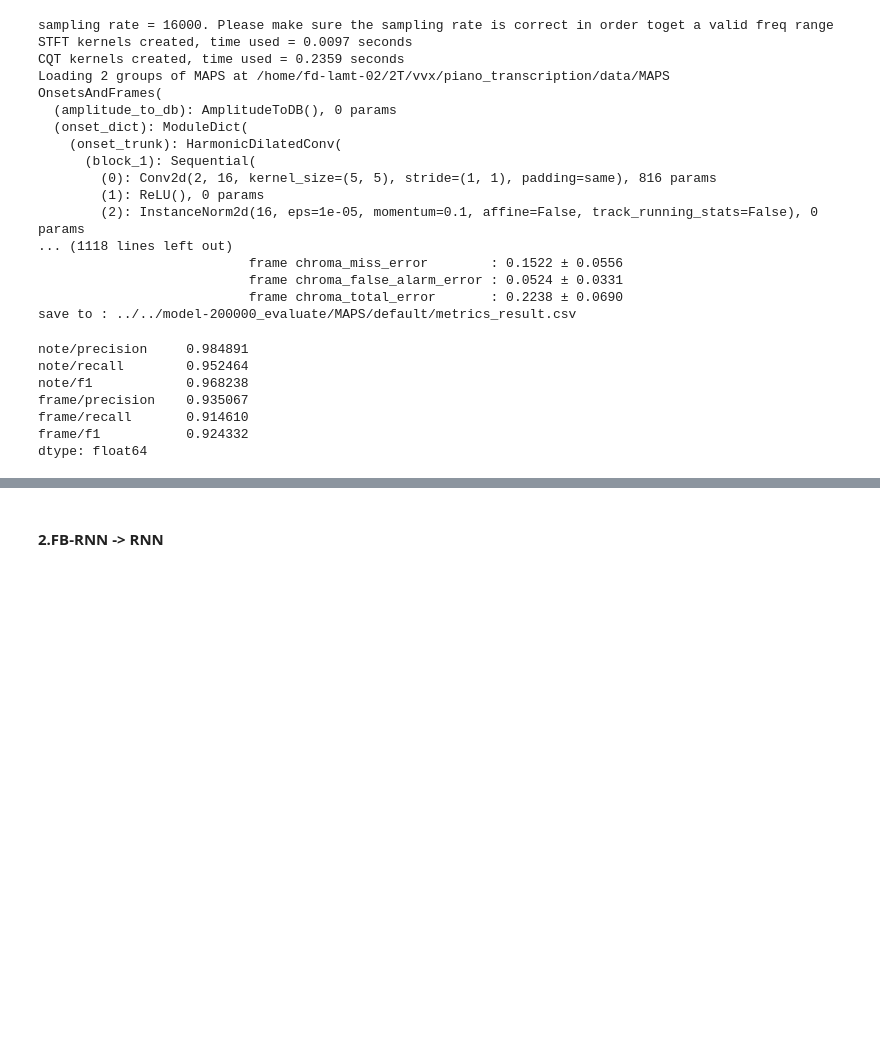
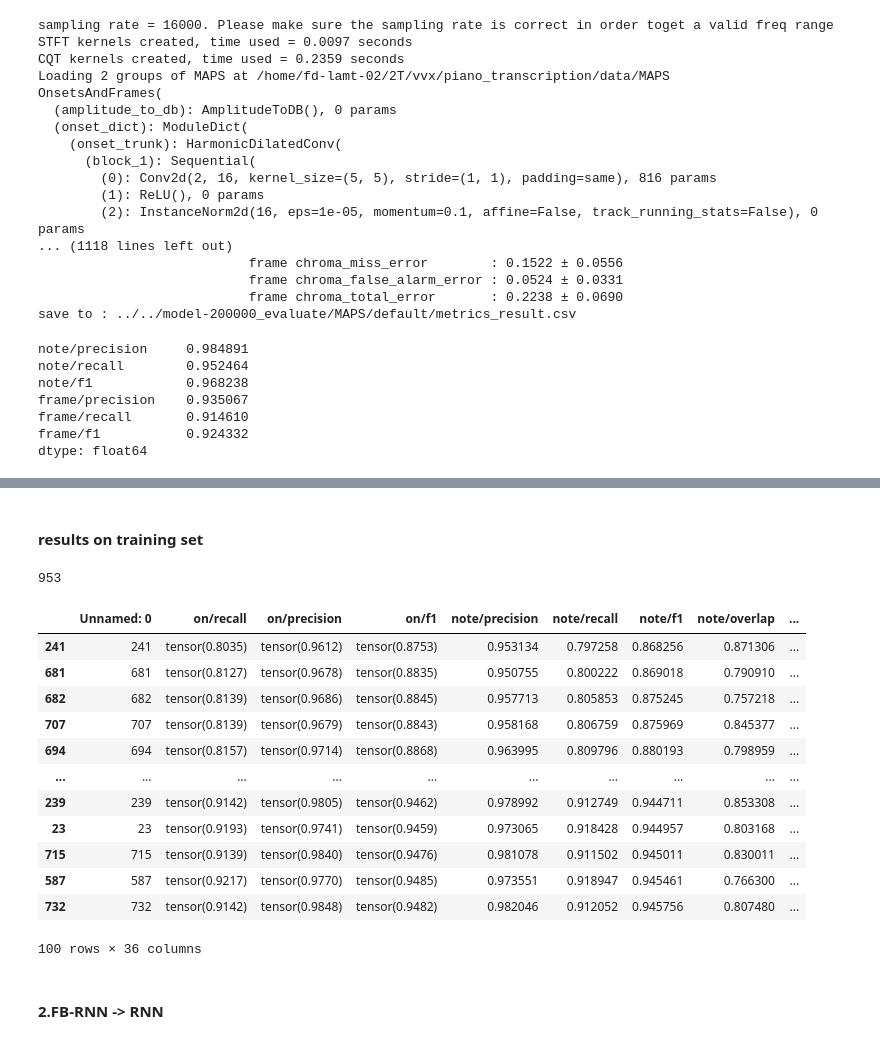
Before and after one commit to WX-Wei/HPPNet, a Jupyter notebook: result_data_process.ipynb, the cells around one changed output, grey strips where cells are left out. Saved outputs shown, nothing was run; the diff lists cells and outputs as text; code cells hidden in the pictures; blank space fills up the shorter version.

```diff
--- a/result_data_process.ipynb
+++ b/result_data_process.ipynb
@@ -325,4 +370,27 @@ frame/f1           86.63
 dtype: float64
+# %% [markdown]
+#### results on training set
+# %%
+df = pd.read_csv('/home/fd-lamt-02/vvx/piano_transcription_0412/results/ablation_study/1.proposed/model-200000_evaluate/MAESTRO/train/metrics_result.csv')
+# %%
+df.head()
+print(len(df))
+df.sort_values('note/f1').head(100)
+# %% [output]
+953
+|  | Unnamed: 0 | on/recall | on/precision | on/f1 | note/precision | note/recall | note/f1 | note/overlap | ... |
+| 241 | 241 | tensor(0.8035) | tensor(0.9612) | tensor(0.8753) | 0.953134 | 0.797258 | 0.868256 | 0.871306 | ... |
+| 681 | 681 | tensor(0.8127) | tensor(0.9678) | tensor(0.8835) | 0.950755 | 0.800222 | 0.869018 | 0.790910 | ... |
+| 682 | 682 | tensor(0.8139) | tensor(0.9686) | tensor(0.8845) | 0.957713 | 0.805853 | 0.875245 | 0.757218 | ... |
+| 707 | 707 | tensor(0.8139) | tensor(0.9679) | tensor(0.8843) | 0.958168 | 0.806759 | 0.875969 | 0.845377 | ... |
+| 694 | 694 | tensor(0.8157) | tensor(0.9714) | tensor(0.8868) | 0.963995 | 0.809796 | 0.880193 | 0.798959 | ... |
+| ... | ... | ... | ... | ... | ... | ... | ... | ... | ... |
+| 239 | 239 | tensor(0.9142) | tensor(0.9805) | tensor(0.9462) | 0.978992 | 0.912749 | 0.944711 | 0.853308 | ... |
+| 23 | 23 | tensor(0.9193) | tensor(0.9741) | tensor(0.9459) | 0.973065 | 0.918428 | 0.944957 | 0.803168 | ... |
+| 715 | 715 | tensor(0.9139) | tensor(0.9840) | tensor(0.9476) | 0.981078 | 0.911502 | 0.945011 | 0.830011 | ... |
+| 587 | 587 | tensor(0.9217) | tensor(0.9770) | tensor(0.9485) | 0.973551 | 0.918947 | 0.945461 | 0.766300 | ... |
+| 732 | 732 | tensor(0.9142) | tensor(0.9848) | tensor(0.9482) | 0.982046 | 0.912052 | 0.945756 | 0.807480 | ... |
+100 rows × 36 columns
 # %% [markdown]
 #### 2.FB-RNN -> RNN
 # %%
```
Also changed, not shown: parts of 13 cells of this notebook.
